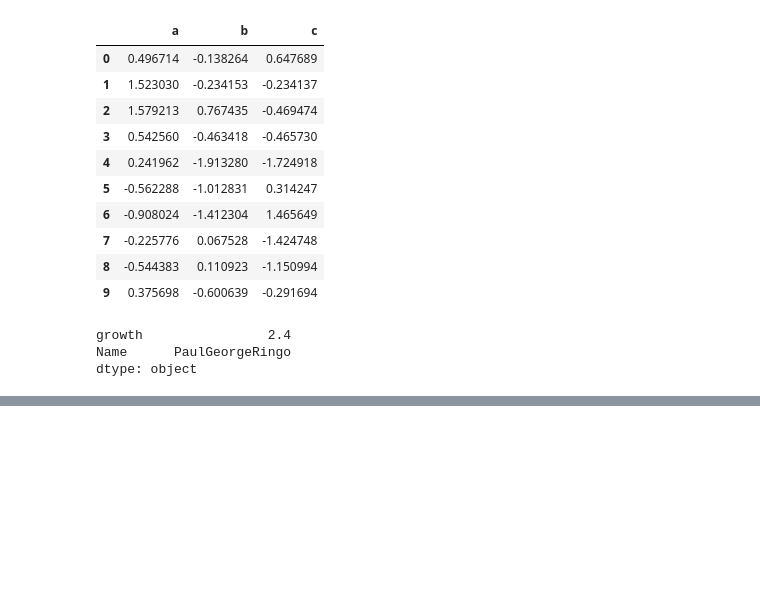
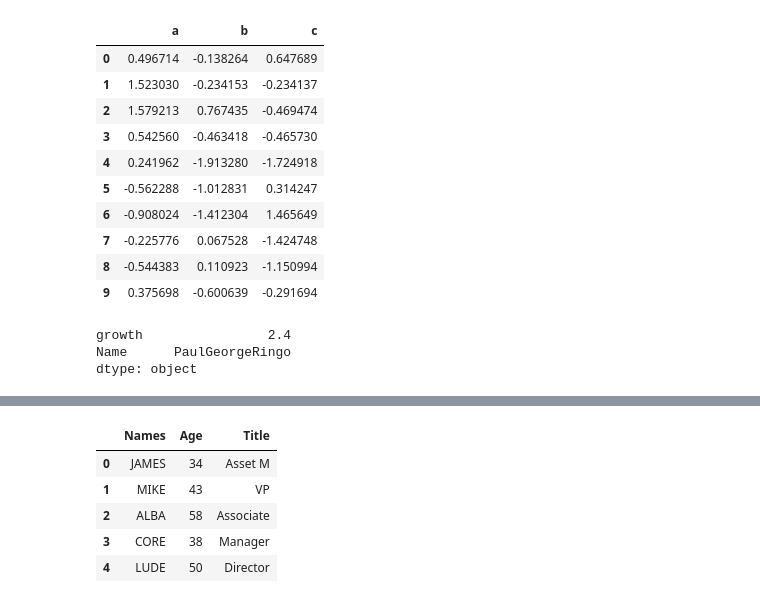
Before and after one commit to Moisebea/PythonDatastructure, a Jupyter notebook: EPP_For_Data_Manipulation/Data_manipulation.ipynb, the cells around one changed output, grey strips where cells are left out. Cells and saved outputs as stored; diff of their text form; code cells hidden in the pictures; blank space fills up the shorter version.

```diff
--- a/EPP_For_Data_Manipulation/Data_manipulation.ipynb
+++ b/EPP_For_Data_Manipulation/Data_manipulation.ipynb
@@ -679,0 +711,10 @@ TypeError: unsupported operand type(s) for +: 'float' and 'str'
+# %%
+coll['Names'] = coll['Names'].str.upper()
+coll
+# %% [output]
+|  | Names | Age | Title |
+| 0 | JAMES | 34 | Asset M |
+| 1 | MIKE | 43 | VP |
+| 2 | ALBA | 58 | Associate |
+| 3 | CORE | 38 | Manager |
+| 4 | LUDE | 50 | Director |
```
Also changed, not shown: parts of 15 cells of this notebook.
